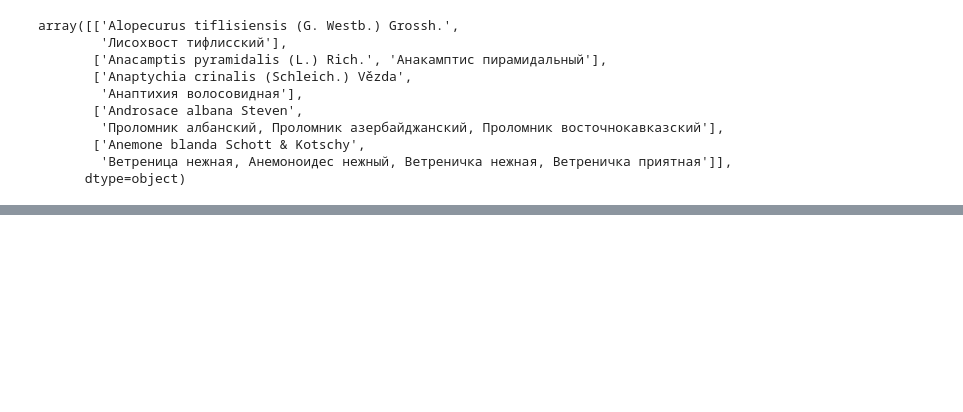
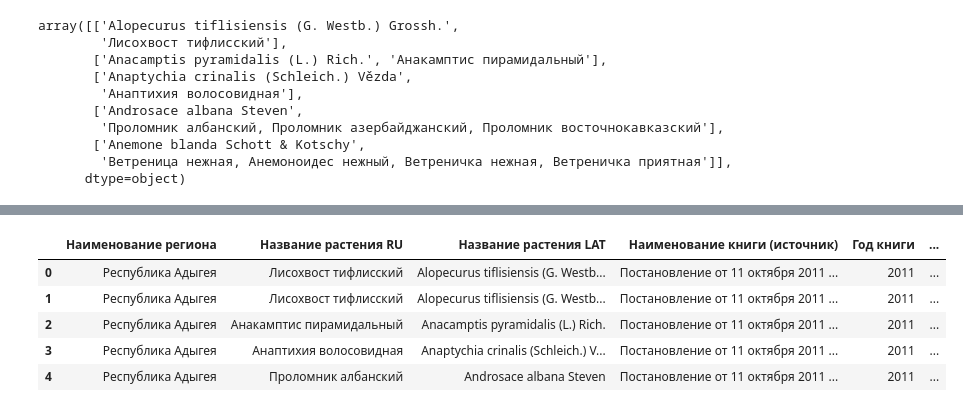
Before and after one commit to RuslanLat/green, a Jupyter notebook: plantarium.ipynb, the cells around one changed output, grey strips where cells are left out. Drawn from its saved outputs; the diff is of its cells as text; code cells hidden in the pictures; blank space fills up the shorter version.

```diff
--- a/plantarium.ipynb
+++ b/plantarium.ipynb
@@ -509,5 +553,5 @@ book_id
 # %%
 # тест функций
-plant_lat_name, plant_ru_names = redbook[2]
+plant_lat_name, plant_ru_names = redbook[0]
 plant_lat_name, plant_ru_names
 # %% [output]
@@ -539,0 +592,28 @@ cursor.fetchall()
+# %%
+%%time
+# сбор данных по растениям и запись в базу данных
+for plant_lat_name, plant_ru_names in redbook:
+    plant_ru_names = str(plant_ru_names).strip()
+    try:
+        insetr_plant_lat(plant_lat_name)
+        plant_lat_id = select_plant_lat_id(plant_lat_name)
+    except:
+        plant_lat_id = select_plant_lat_id(plant_lat_name)
+    if len(plant_ru_names.split(',')) > 1:
+        plant_ru_names = plant_ru_names.split(',')
+        for plant_ru_name in plant_ru_names:
+            try:
+                insetr_plant_ru(plant_ru_name, plant_lat_id)
+                plant_ru_id = select_plant_ru_id(plant_ru_name)
+            except:
+                plant_ru_id = select_plant_ru_id(plant_ru_name)
+            finally:
+                insetr_redbooks(book_id, plant_ru_id, plant_lat_id)
+    else:
+        try:
+            insetr_plant_ru(plant_ru_names, plant_lat_id)
+            plant_ru_id = select_plant_ru_id(plant_ru_names)
+        except:
+            plant_ru_id = select_plant_ru_id(plant_ru_names)
+        finally:
+            insetr_redbooks(book_id, plant_ru_id, plant_lat_id)
@@ -539,0 +623,21 @@ cursor.fetchall()
+# %%
+cursor.execute("""SELECT region_name, plant_ru_name, plant_lat_name, book_name, book_year, book_web
+                  FROM regions
+                  INNER JOIN books USING(region_id)
+                  INNER JOIN redbooks USING(book_id)
+                  INNER JOIN plant_ru USING(plant_ru_id)
+                  INNER JOIN plant_lat USING(plant_lat_id);""")
+
+plants_data = cursor.fetchall()
+colnames = ["Наименование региона", "Название растения RU",
+            "Название растения LAT", "Наименование книги (источник)",
+           "Год книги", "Веб сайт книги"]
+books_df = pd.DataFrame(data=plants_data, columns=colnames)
+books_df .head()
+# %% [output]
+|  | Наименование региона | Название растения RU | Название растения LAT | Наименование книги (источник) | Год книги | ... |
+| 0 | Республика Адыгея | Лисохвост тифлисский | Alopecurus tiflisiensis (G. Westb... | Постановление от 11 октября 2011 ... | 2011 | ... |
+| 1 | Республика Адыгея | Лисохвост тифлисский | Alopecurus tiflisiensis (G. Westb... | Постановление от 11 октября 2011 ... | 2011 | ... |
+| 2 | Республика Адыгея | Анакамптис пирамидальный | Anacamptis pyramidalis (L.) Rich. | Постановление от 11 октября 2011 ... | 2011 | ... |
+| 3 | Республика Адыгея | Анаптихия волосовидная | Anaptychia crinalis (Schleich.) V... | Постановление от 11 октября 2011 ... | 2011 | ... |
+| 4 | Республика Адыгея | Проломник албанский | Androsace albana Steven | Постановление от 11 октября 2011 ... | 2011 | ... |
```
Also changed, not shown: parts of 30 cells of this notebook, 2 other files.
